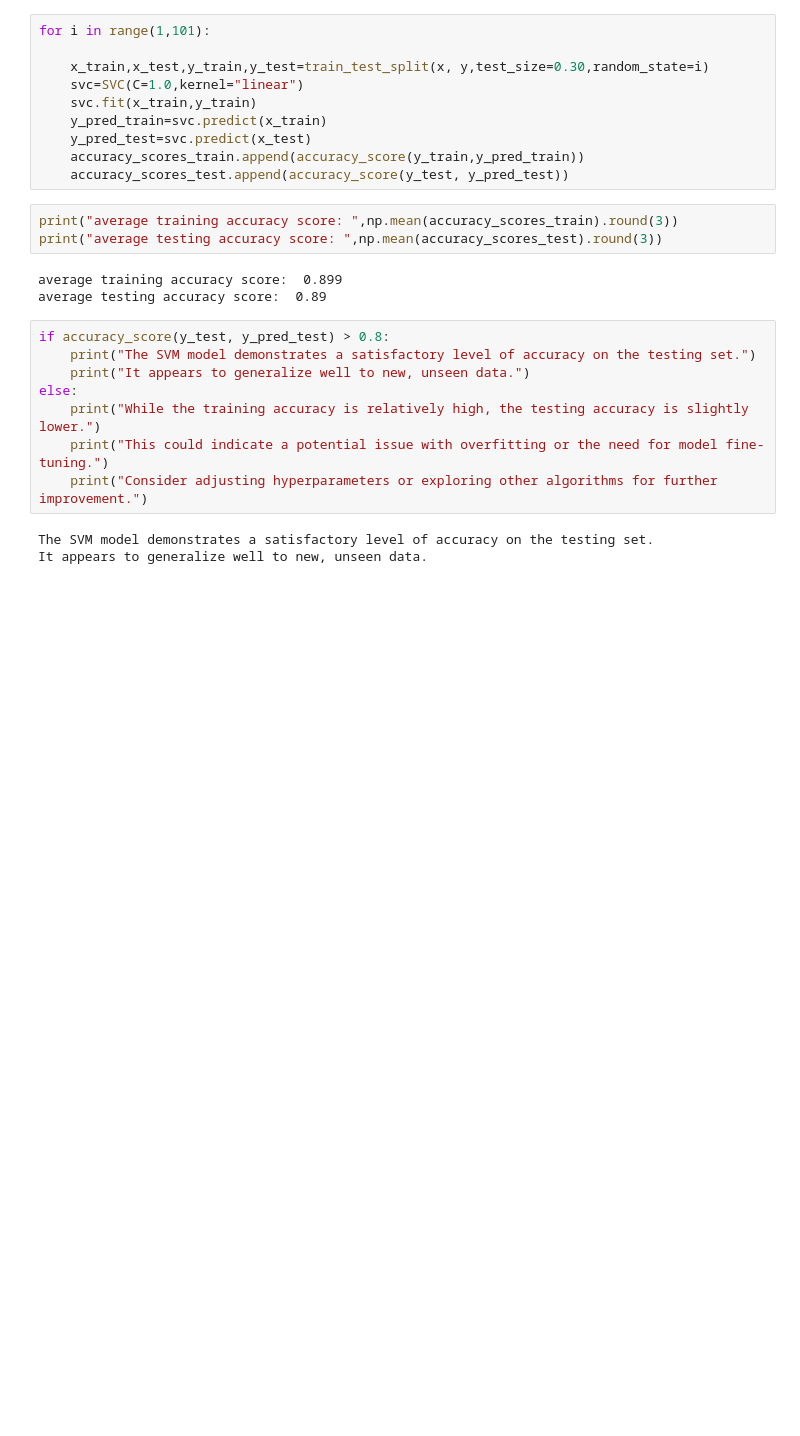
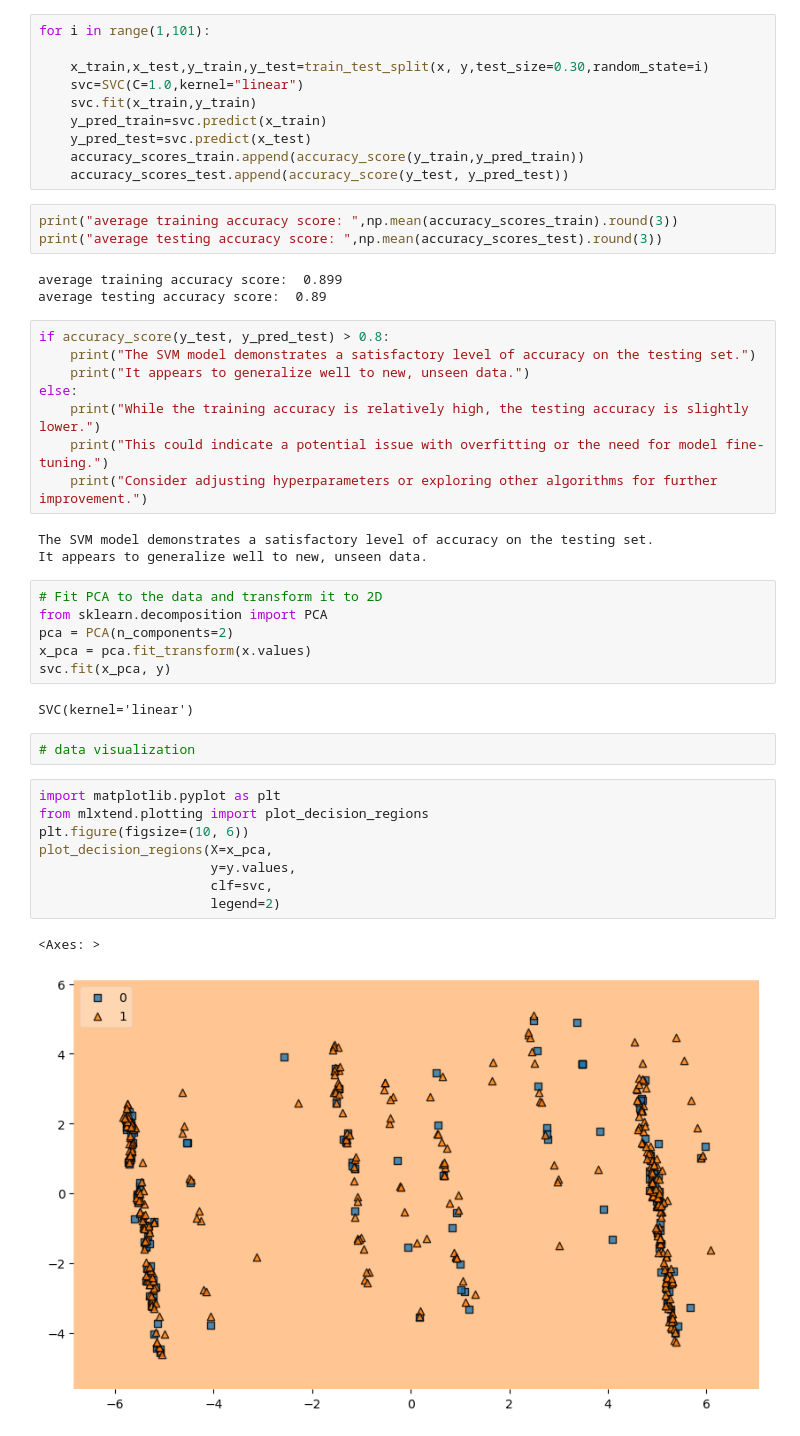
Before and after one commit to rehamanshaik01/Support-vector-machine, a Jupyter notebook: forestfire with SVM.ipynb, the cells around one changed output. Cells and saved outputs as stored; diff of their text form; blank space fills up the shorter version.

```diff
--- a/forestfire with SVM.ipynb
+++ b/forestfire with SVM.ipynb
@@ -168,3 +168,24 @@ else:
 # %% [output]
 The SVM model demonstrates a satisfactory level of accuracy on the testing set.
 It appears to generalize well to new, unseen data.
+# %%
+# Fit PCA to the data and transform it to 2D
+from sklearn.decomposition import PCA
+pca = PCA(n_components=2)
+x_pca = pca.fit_transform(x.values)
+svc.fit(x_pca, y)
+# %% [output]
+SVC(kernel='linear')
+# %%
+# data visualization
+# %%
+import matplotlib.pyplot as plt
+from mlxtend.plotting import plot_decision_regions
+plt.figure(figsize=(10, 6))
+plot_decision_regions(X=x_pca,
+                      y=y.values,
+                      clf=svc,
+                      legend=2)
+# %% [output]
+<Axes: >
+[figure, added]
```
